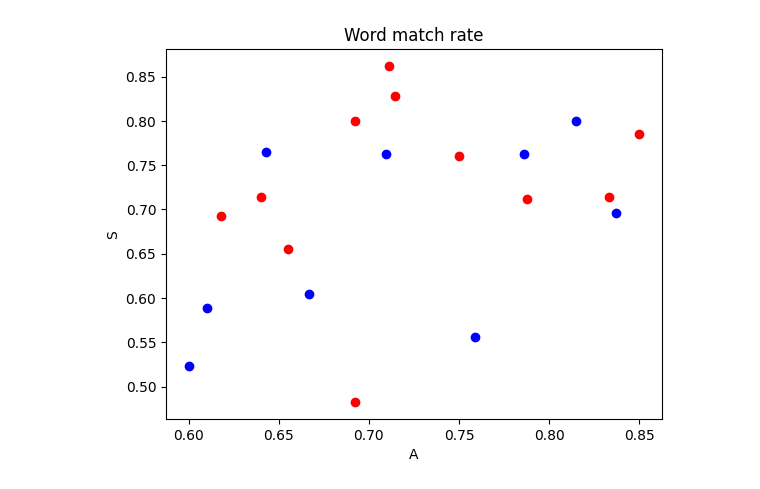
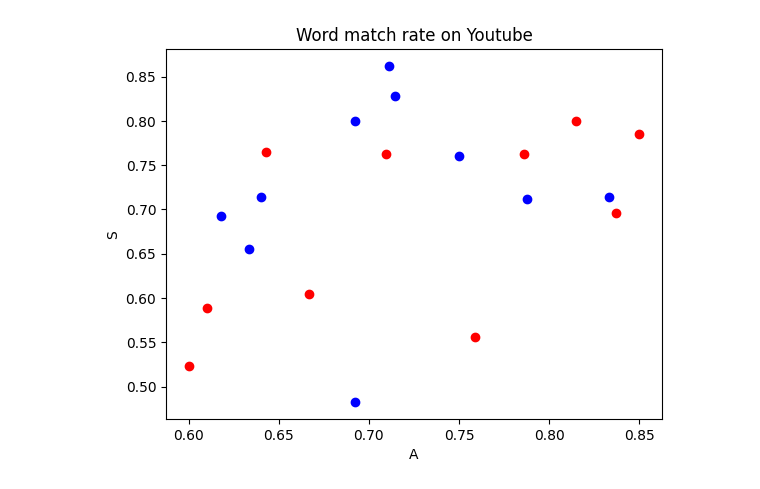
Before and after one commit to tsubasasugawara/lyrics_melody_analyzer, a Jupyter notebook: notebooks/word_match_rate_scatter.ipynb, the cells around one changed output. Saved outputs shown, nothing was run; the diff lists cells and outputs as text; code cells hidden in the pictures.

```diff
--- a/notebooks/word_match_rate_scatter.ipynb
+++ b/notebooks/word_match_rate_scatter.ipynb
@@ -37,15 +7,26 @@ print(unpop)
+# %%
+word_match_rate = pd.read_csv("csv/word_match_rate.csv")
+popularities = pd.read_csv("csv/popularities.csv")
+word_match_rate = pd.merge(word_match_rate, popularities)
+
+center = len(word_match_rate) // 2
+
+word_match_rate["一致率_A"] = word_match_rate["一致した単語数_A"] / word_match_rate["単語数_A"]
+word_match_rate["一致率_S"] = word_match_rate["一致した単語数_S"] / word_match_rate["単語数_S"]
+
+spotify_popularity = word_match_rate.sort_values("Spotify", ascending=False)
+youtube_popularity = word_match_rate.sort_values("Youtube", ascending=False)
 # %%
+pop_youtube = youtube_popularity[:center]
+unpop_youtube = youtube_popularity[center:]
+
 fig = plt.figure()
-
 ax = fig.add_subplot(1,1,1)
-
-ax.scatter(pop["Aメロ"], pop["サビ"], c='red')
-ax.scatter(unpop["Aメロ"], unpop["サビ"], c='blue')
-
-ax.set_title('Word match rate')
+ax.scatter(pop_youtube["一致率_A"], pop_youtube["一致率_S"], c='blue')
+ax.scatter(unpop_youtube["一致率_A"], unpop_youtube["一致率_S"], c='red')
+ax.set_title("Word match rate on Youtube")
 ax.set_xlabel('A')
 ax.set_ylabel('S')
-
 fig.show()
 # %% [output]
-[figure, old version]
+[figure, new version]
```
Also changed, not shown: parts of 3 cells of this notebook, 2 other files.
